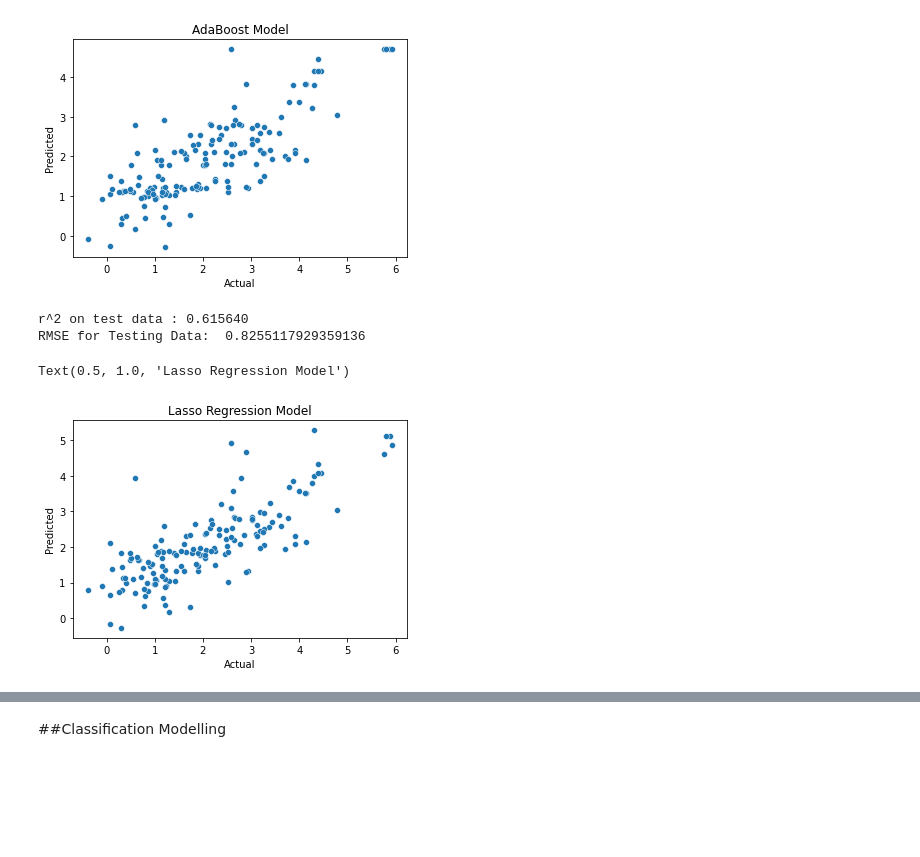
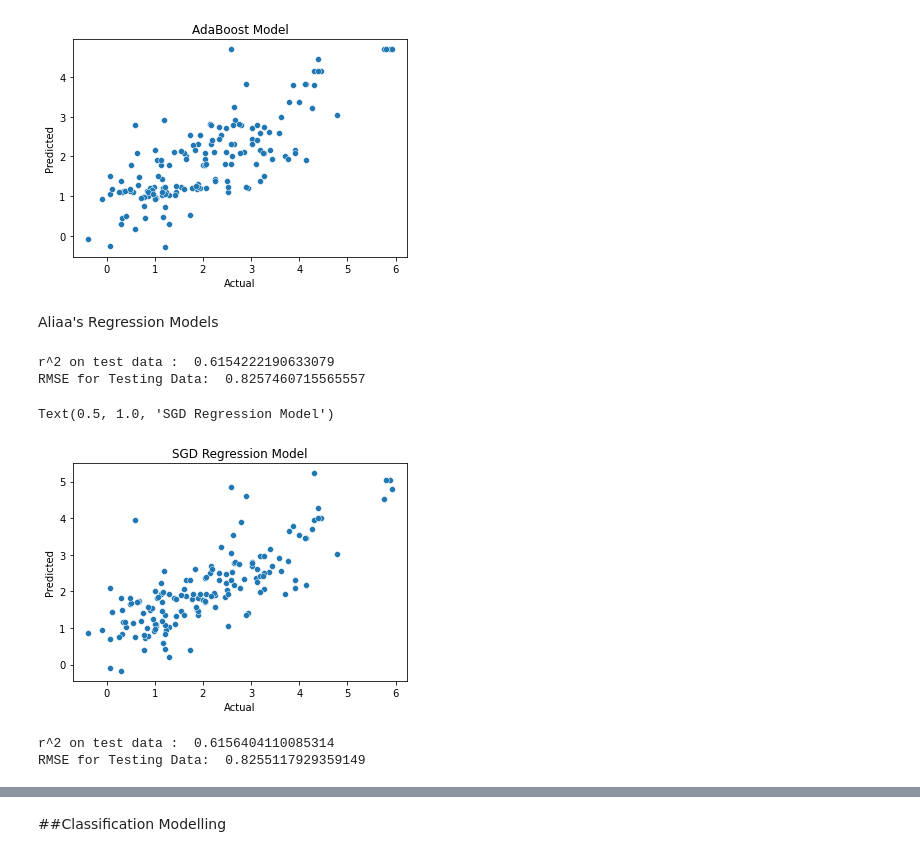
Before and after one commit to emmim25/Group08_Project, a Jupyter notebook: BMEN415_Group8_Final_Project_Models.ipynb, the cells around one changed output, grey strips where cells are left out. Saved outputs shown, nothing was run; the diff lists cells and outputs as text; code cells hidden in the pictures; blank space fills up the shorter version.

Commit message:
Final project commit with all models finalized.

```diff
--- a/BMEN415_Group8_Final_Project_Models.ipynb
+++ b/BMEN415_Group8_Final_Project_Models.ipynb
@@ -137,7 +134,7 @@ Text(0.5, 1.0, 'Bagged Forest Model')
 from sklearn.svm import SVR
 from sklearn.metrics import mean_squared_error,accuracy_score,r2_score
 
-svr = SVR()
+svr = SVR(kernel='rbf')
 svr.fit(x_train,y_train)
 
 y_predict_test = svr.predict(x_test)
@@ -343,25 +340,46 @@ Test Accuracy Linear Regression Model:  0.6043917772291938
 RMSE for Testing Data:  0.8375043599365973
 Text(0.5, 1.0, 'AdaBoost Model')
 [figure]
+# %% [markdown]
+Aliaa's Regression Models
 # %%
-# Lasso
-from sklearn.linear_model import Lasso
+# Stochastic Gradient Descent Model
+from sklearn.linear_model import SGDRegressor
 
-lasso = Lasso(alpha= 0.00000000000001)
+SGDR = SGDRegressor(max_iter=10e5, alpha=1e-10)
 
-lasso.fit(x_train, y_train)
-y_pred_lasso= lasso.predict(x_test)
-r2_score_lasso = r2_score(y_test, y_pred_lasso)
-print("r^2 on test data : %f" % r2_score_lasso)
+SGDR.fit(x_train, y_train)
+y_predict = SGDR.predict(x_test)
+r2_score_ = r2_score(y_test, y_predict)
+print("r^2 on test data : ", r2_score_)
 
-RMSE_test = sqrt(mean_squared_error(y_test, y_pred_lasso))
+RMSE_test = sqrt(mean_squared_error(y_test, y_predict))
 print("RMSE for Testing Data: ", RMSE_test)
-sns.scatterplot(y_test,y_pred_lasso)
+sns.scatterplot(y_test,y_predict)
 plt.xlabel('Actual')
 plt.ylabel('Predicted')
-plt.title("Lasso Regression Model")
+plt.title("SGD Regression Model")
 # %% [output]
-r^2 on test data : 0.615640
-RMSE for Testing Data:  0.8255117929359136
+r^2 on test data :  0.6154222190633079
+RMSE for Testing Data:  0.8257460715565557
-Text(0.5, 1.0, 'Lasso Regression Model')
+Text(0.5, 1.0, 'SGD Regression Model')
-[figure, old version]
+[figure, new version]
+# %%
+#PLS Regression
+from sklearn.cross_decomposition import PLSRegression
+pls = PLSRegression(n_components=9)
+pls.fit(x_train, y_train)
+y_predict = pls.predict(x_test)
+
+r2_score_ = r2_score(y_test, y_predict)
+print("r^2 on test data : ", r2_score_)
+
+RMSE_test = sqrt(mean_squared_error(y_test, y_predict))
+print("RMSE for Testing Data: ", RMSE_test)
+#sns.scatterplot(y_test, y_predict)
+#plt.xlabel('Actual')
+#plt.ylabel('Predicted')
+#plt.title("PLS Regression Model")
+# %% [output]
+r^2 on test data :  0.6156404110085314
+RMSE for Testing Data:  0.8255117929359149
```
Also changed, not shown: parts of 10 cells of this notebook.
